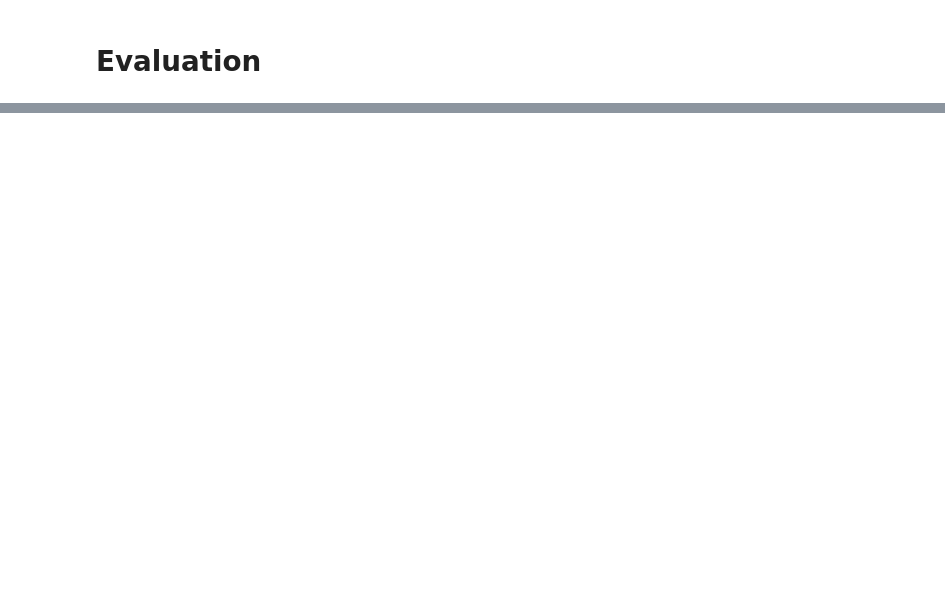
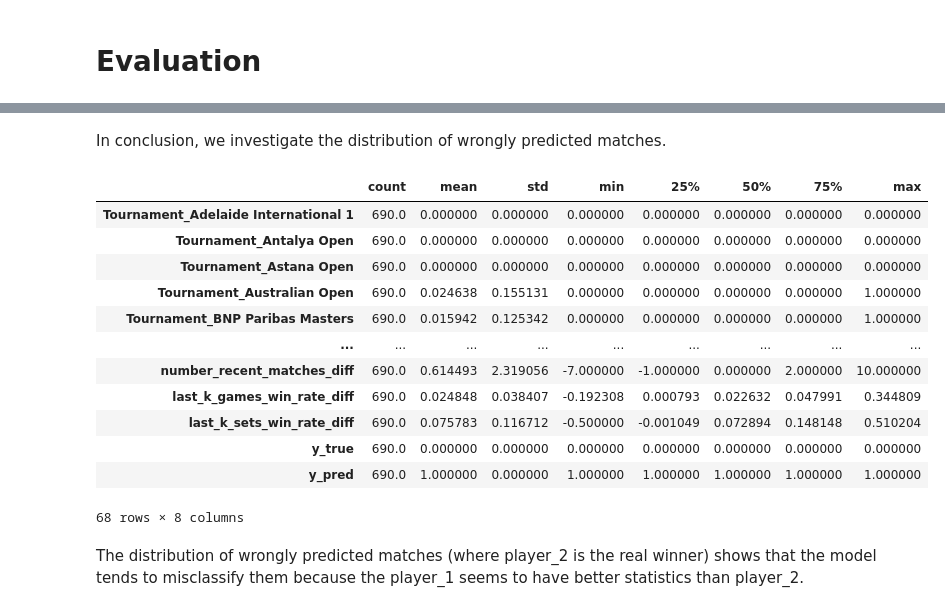
Before and after one commit to Chett0/tennis-match-predictor, a Jupyter notebook: notebooks/xgboost.ipynb, the cells around one changed output, grey strips where cells are left out. Saved outputs shown, nothing was run; the diff lists cells and outputs as text; code cells hidden in the pictures; blank space fills up the shorter version.

```diff
--- a/notebooks/xgboost.ipynb
+++ b/notebooks/xgboost.ipynb
@@ -418,0 +292,31 @@ fp.describe().transpose()
+# %% [markdown]
+In conclusion, we investigate the distribution of wrongly predicted matches.
+# %%
+wrong = np.asarray(y_pred) != np.asarray(y_test)
+X_test_transformed = full_pipeline_xgb[:-1].transform(X_test)
+errors = X_test_transformed.loc[wrong].copy()
+errors["y_true"] = np.asarray(y_test)[wrong]
+errors["y_pred"] = np.asarray(y_pred)[wrong]
+# errors["proba_pos"] = full_pipeline_rf.predict_proba(X_test)[:, 1]
+
+# false positives vs false negatives
+fp = errors[(errors.y_true == 0) & (errors.y_pred == 1)] # player_2 actually won
+fn = errors[(errors.y_true == 1) & (errors.y_pred == 0)] # player_1 actually won
+
+fp.describe().transpose()
+# %% [output]
+|  | count | mean | std | min | 25% | 50% | 75% | max |
+| Tournament_Adelaide International 1 | 690.0 | 0.000000 | 0.000000 | 0.000000 | 0.000000 | 0.000000 | 0.000000 | 0.000000 |
+| Tournament_Antalya Open | 690.0 | 0.000000 | 0.000000 | 0.000000 | 0.000000 | 0.000000 | 0.000000 | 0.000000 |
+| Tournament_Astana Open | 690.0 | 0.000000 | 0.000000 | 0.000000 | 0.000000 | 0.000000 | 0.000000 | 0.000000 |
+| Tournament_Australian Open | 690.0 | 0.024638 | 0.155131 | 0.000000 | 0.000000 | 0.000000 | 0.000000 | 1.000000 |
+| Tournament_BNP Paribas Masters | 690.0 | 0.015942 | 0.125342 | 0.000000 | 0.000000 | 0.000000 | 0.000000 | 1.000000 |
+| ... | ... | ... | ... | ... | ... | ... | ... | ... |
+| number_recent_matches_diff | 690.0 | 0.614493 | 2.319056 | -7.000000 | -1.000000 | 0.000000 | 2.000000 | 10.000000 |
+| last_k_games_win_rate_diff | 690.0 | 0.024848 | 0.038407 | -0.192308 | 0.000793 | 0.022632 | 0.047991 | 0.344809 |
+| last_k_sets_win_rate_diff | 690.0 | 0.075783 | 0.116712 | -0.500000 | -0.001049 | 0.072894 | 0.148148 | 0.510204 |
+| y_true | 690.0 | 0.000000 | 0.000000 | 0.000000 | 0.000000 | 0.000000 | 0.000000 | 0.000000 |
+| y_pred | 690.0 | 1.000000 | 0.000000 | 1.000000 | 1.000000 | 1.000000 | 1.000000 | 1.000000 |
+68 rows × 8 columns
+# %% [markdown]
+The distribution of wrongly predicted matches (where player_2 is the real winner) shows that the model tends to misclassify them because the player_1 seems to have better statistics than player_2.
```
Also changed, not shown: parts of 31 cells of this notebook, 4 other files.
